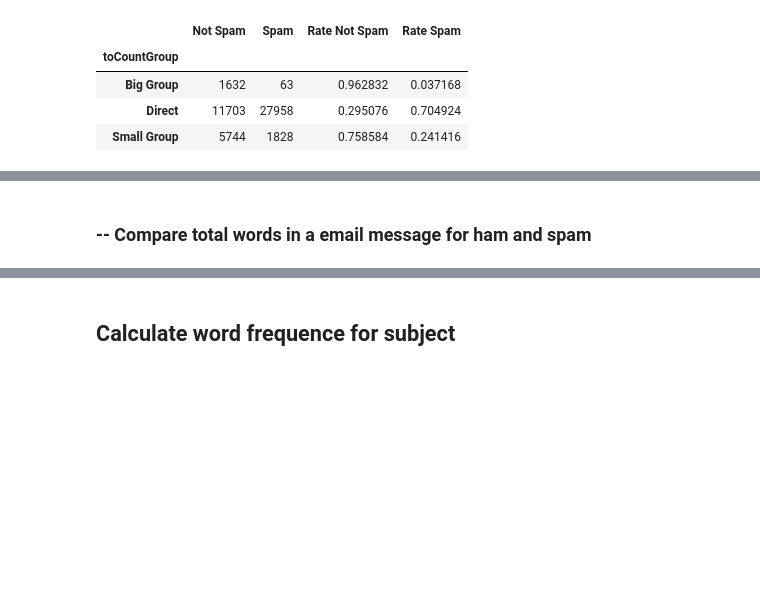
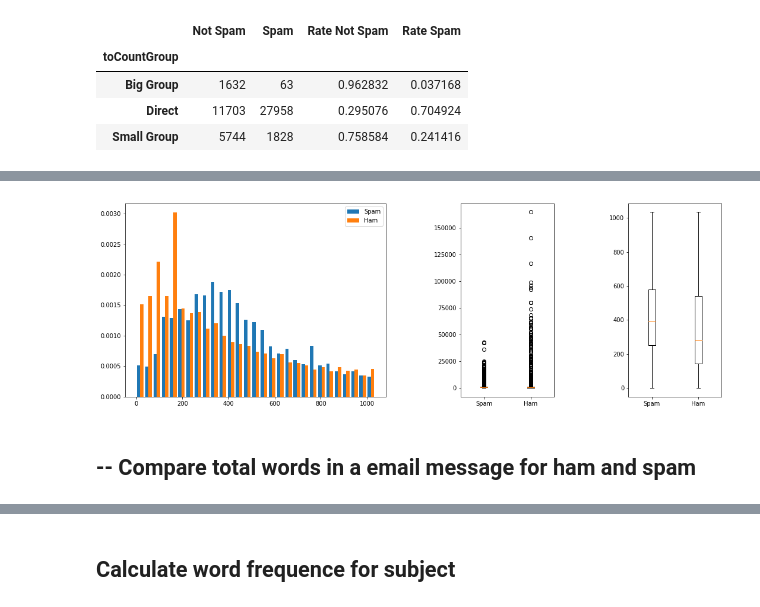
Before and after one commit to cordeiroph/SpamEmailClassifier, a Jupyter notebook: SpamEmailClassifier2.ipynb, the cells around one changed output, grey strips where cells are left out. Cells and saved outputs as stored; diff of their text form; code cells hidden in the pictures; blank space fills up the shorter version.

```diff
--- a/SpamEmailClassifier2.ipynb
+++ b/SpamEmailClassifier2.ipynb
@@ -617,5 +617,9 @@ plt.show()
+# %%
+createPlotLenghtDist('treatedTextLen', dfMaster)
+# %% [output]
+[figure, added]
 # %% [markdown]
-### -- Compare total words in a email message for ham and spam
+## -- Compare total words in a email message for ham and spam
 # %%
 #Create a column with list of words
 dfMaster['wordsList'] = dfMaster['treatedMessage'].str.split().apply(lemmatizeList).apply(revomeWordsWithOneCharacter)
```
Also changed, not shown: parts of 72 cells of this notebook.
